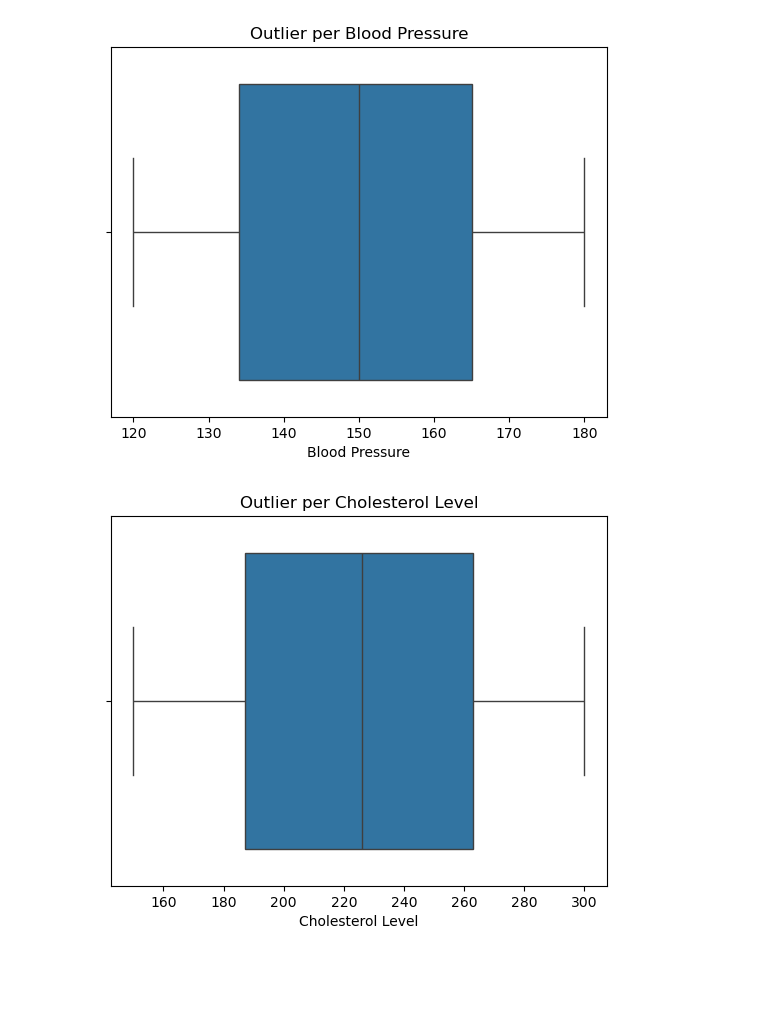
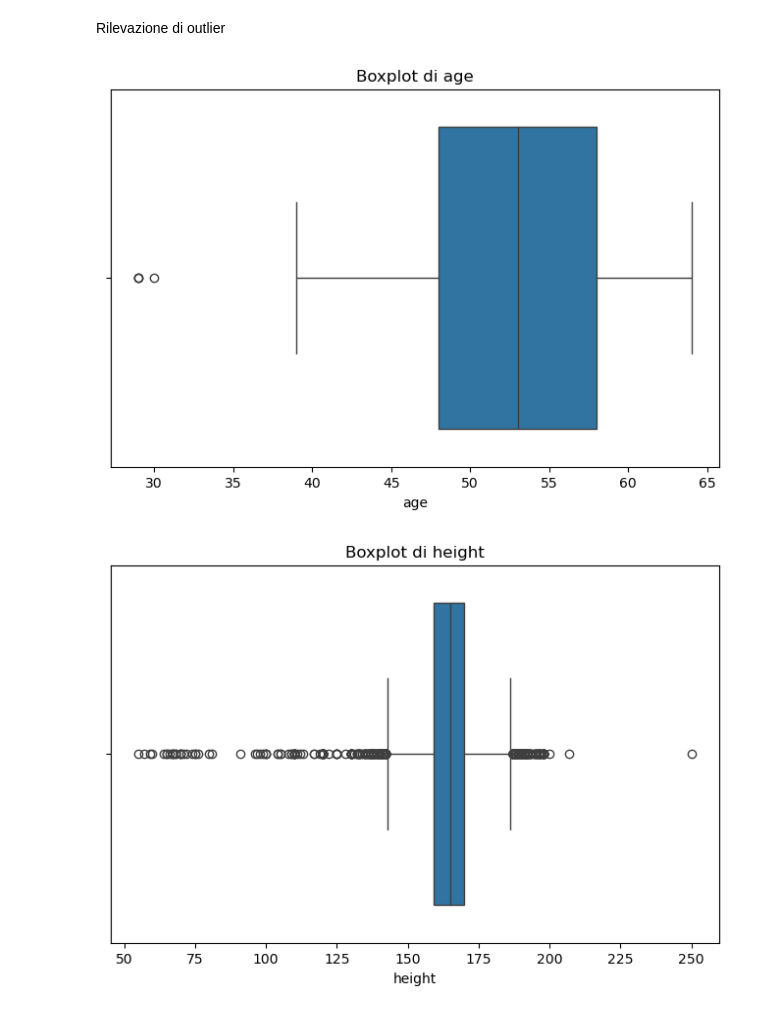
Before and after one commit to GiuseppeSac03/HeartGuard, a Jupyter notebook: data_analysis.ipynb, the cells around one changed output. Saved outputs shown, nothing was run; the diff lists cells and outputs as text; code cells hidden in the pictures; blank space fills up the shorter version.

```diff
--- a/data_analysis.ipynb
+++ b/data_analysis.ipynb
@@ -5,7 +5,7 @@ import matplotlib.pyplot as plt
 import seaborn as sns
 # %%
 # Carica il file CSV
-data = pd.read_csv('heart_disease.csv')
+data = pd.read_csv('cardio_train.csv', sep=';')
 
 # Visualizza le prime righe
 data.head()
@@ -91,8 +88,11 @@ Name: count, dtype: int64
 # %%
-# Istogrammi per variabili numeriche
-numerical_columns = ['Age', 'Blood Pressure', 'Cholesterol Level', 'BMI',
-                     'Triglyceride Level', 'Fasting Blood Sugar', 'CRP Level', 'Homocysteine Level']
+# Lista corretta delle colonne numeriche
+numerical_columns = ['age', 'height', 'weight']
 
+# Trasformo l'età in anni
+data['age'] = (data['age'] / 365).astype(int)
+
+# Genero gli istogrammi per ogni colonna numerica
 for col in numerical_columns:
     plt.figure(figsize=(8, 5))
     sns.histplot(data[col], kde=True, bins=30)
@@ -112,14 +106,0 @@ for col in numerical_columns:
-# %%
-categorical_columns = ['Gender', 'Exercise Habits', 'Smoking', 'Family Heart Disease', 'Diabetes',
-                       'High Blood Pressure', 'Low HDL Cholesterol', 'High LDL Cholesterol',
-                       'Alcohol Consumption', 'Stress Level', 'Sugar Consumption']
-
-for col in categorical_columns:
-    plt.figure(figsize=(8, 5))
-    sns.countplot(data=data, x=col, hue='Heart Disease Status')
-    plt.title(f'{col} vs Heart Disease Status')
-    plt.xlabel(col)
-    plt.ylabel('Frequenza')
-    plt.legend(title='Heart Disease Status')
-    plt.xticks(rotation=45)
-    plt.show()
@@ -138,10 +109,9 @@ for col in categorical_columns:
 # %%
-# Converti 'Heart Disease Status' in numerico
-data['Heart Disease Status'] = data['Heart Disease Status'].map({'No': 0, 'Yes': 1})
+numerical_columns = ['age', 'height', 'weight', 'ap_hi', 'ap_lo', 'cholesterol', 'gluc']
 
 # Matrice di correlazione
 plt.figure(figsize=(12, 8))
-corr_matrix = data[numerical_columns + ['Heart Disease Status']].corr()
+corr_matrix = data[numerical_columns + ['cardio']].corr()
 
 sns.heatmap(corr_matrix, annot=True, cmap='coolwarm', fmt='.2f')
 plt.title('Matrice di Correlazione')
@@ -167,8 +121,12 @@ Name: proportion, dtype: float64
+# %% [markdown]
+Rilevazione di outlier
 # %%
-for col in ['Blood Pressure', 'Cholesterol Level', 'BMI']:
-    sns.boxplot(data=data, x=col)
-    plt.title(f'Outlier per {col}')
+numerical_columns = ['age', 'height', 'weight', 'ap_hi', 'ap_lo']
+for col in numerical_columns:
+    plt.figure(figsize=(8, 5))
+    sns.boxplot(x=data[col])
+    plt.title(f'Boxplot di {col}')
     plt.show()
 # %% [output]
-[figure, old version]
+[figure, new version]
-[figure, old version]
+[figure, new version]
```
Also changed, not shown: parts of 15 cells of this notebook, 9 other files.
